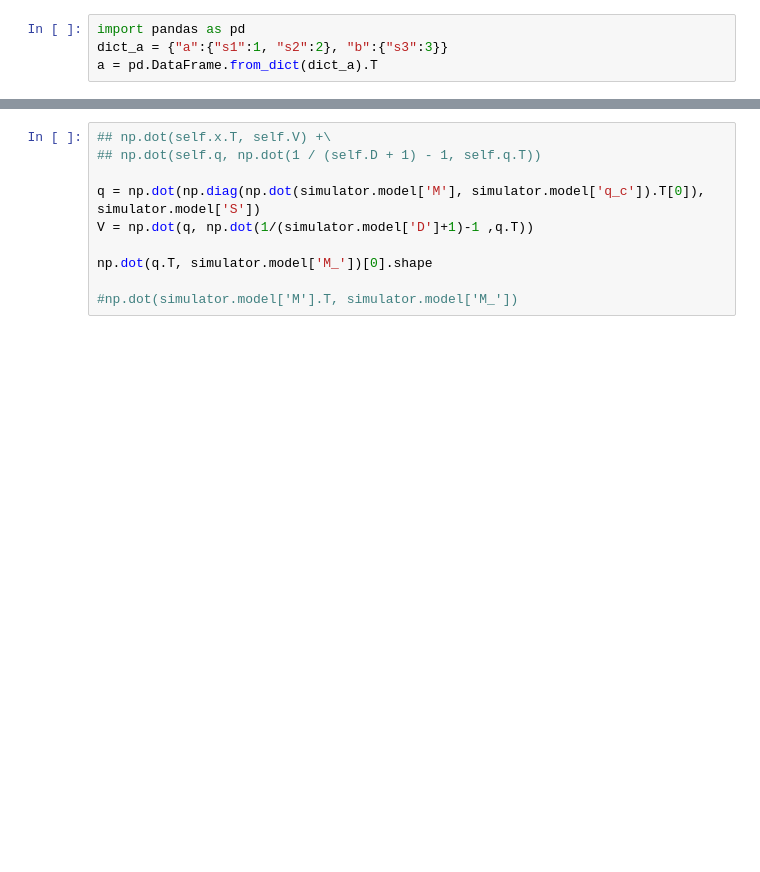
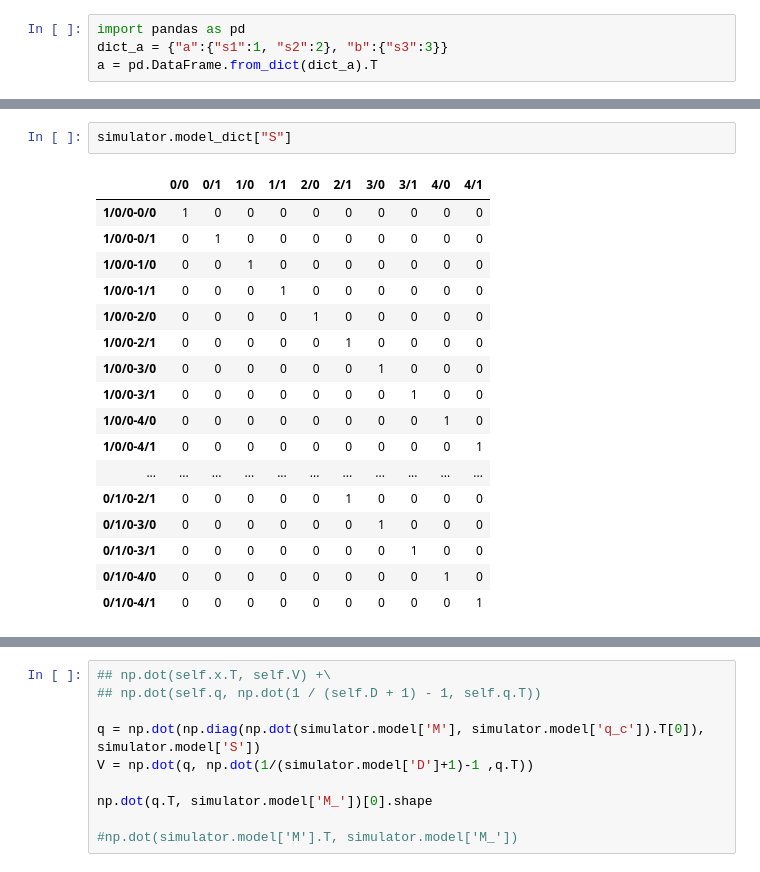
Before and after one commit to arizona95/BEAT, a Jupyter notebook: lab/experiment.ipynb, the cells around one changed output, grey strips where cells are left out. Saved outputs shown, nothing was run; the diff lists cells and outputs as text; blank space fills up the shorter version.

```diff
--- a/lab/experiment.ipynb
+++ b/lab/experiment.ipynb
@@ -228,0 +423,20 @@ model["M"]
+# %%
+simulator.model_dict["S"]
+# %% [output]
+|  | 0/0 | 0/1 | 1/0 | 1/1 | 2/0 | 2/1 | 3/0 | 3/1 | 4/0 | 4/1 |
+| 1/0/0-0/0 | 1 | 0 | 0 | 0 | 0 | 0 | 0 | 0 | 0 | 0 |
+| 1/0/0-0/1 | 0 | 1 | 0 | 0 | 0 | 0 | 0 | 0 | 0 | 0 |
+| 1/0/0-1/0 | 0 | 0 | 1 | 0 | 0 | 0 | 0 | 0 | 0 | 0 |
+| 1/0/0-1/1 | 0 | 0 | 0 | 1 | 0 | 0 | 0 | 0 | 0 | 0 |
+| 1/0/0-2/0 | 0 | 0 | 0 | 0 | 1 | 0 | 0 | 0 | 0 | 0 |
+| 1/0/0-2/1 | 0 | 0 | 0 | 0 | 0 | 1 | 0 | 0 | 0 | 0 |
+| 1/0/0-3/0 | 0 | 0 | 0 | 0 | 0 | 0 | 1 | 0 | 0 | 0 |
+| 1/0/0-3/1 | 0 | 0 | 0 | 0 | 0 | 0 | 0 | 1 | 0 | 0 |
+| 1/0/0-4/0 | 0 | 0 | 0 | 0 | 0 | 0 | 0 | 0 | 1 | 0 |
+| 1/0/0-4/1 | 0 | 0 | 0 | 0 | 0 | 0 | 0 | 0 | 0 | 1 |
+| ... | ... | ... | ... | ... | ... | ... | ... | ... | ... | ... |
+| 0/1/0-2/1 | 0 | 0 | 0 | 0 | 0 | 1 | 0 | 0 | 0 | 0 |
+| 0/1/0-3/0 | 0 | 0 | 0 | 0 | 0 | 0 | 1 | 0 | 0 | 0 |
+| 0/1/0-3/1 | 0 | 0 | 0 | 0 | 0 | 0 | 0 | 1 | 0 | 0 |
+| 0/1/0-4/0 | 0 | 0 | 0 | 0 | 0 | 0 | 0 | 0 | 1 | 0 |
+| 0/1/0-4/1 | 0 | 0 | 0 | 0 | 0 | 0 | 0 | 0 | 0 | 1 |
```
Also changed, not shown: parts of 36 cells of this notebook, 19 other files.
